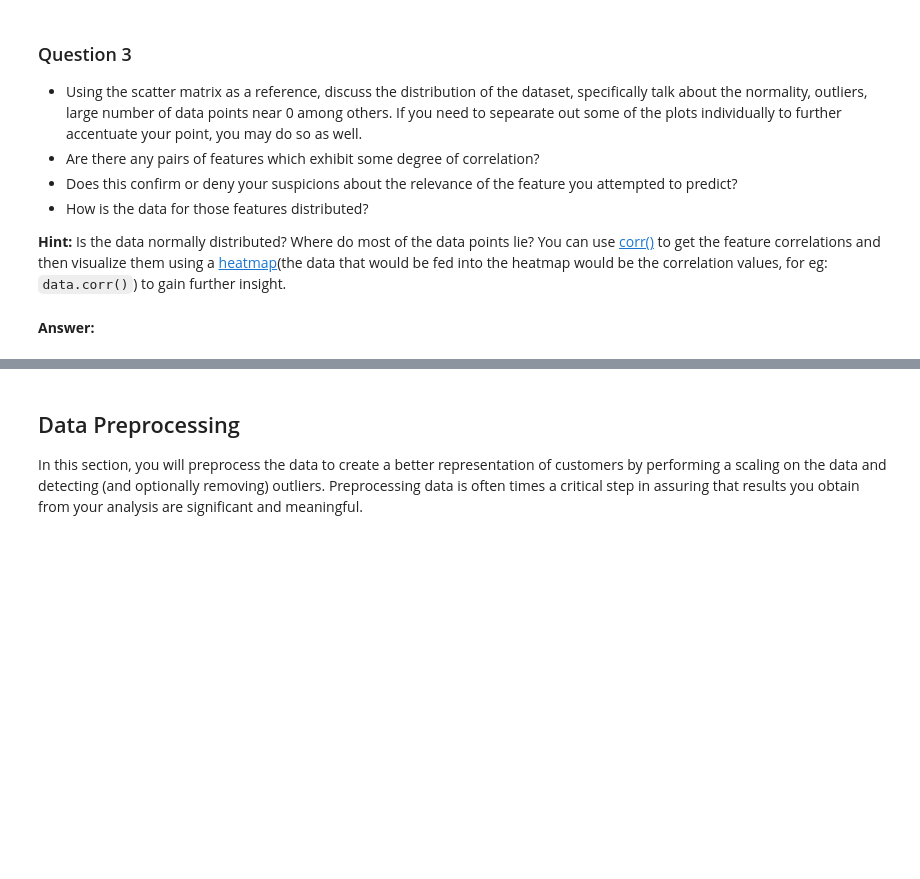
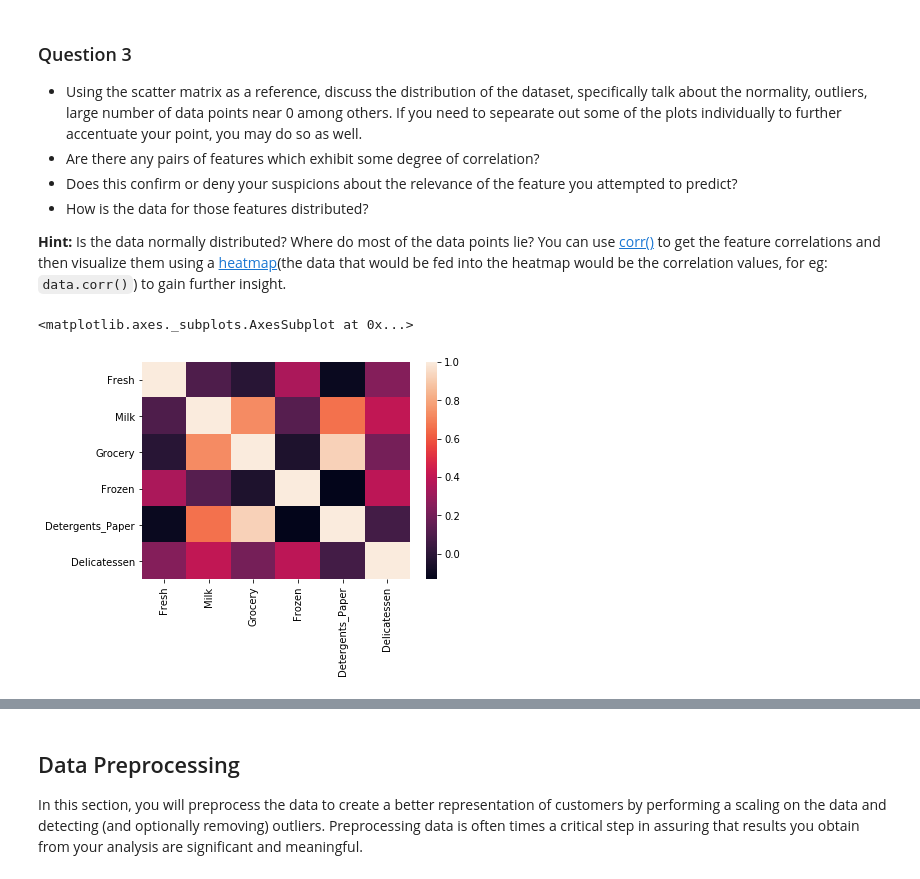
Before and after one commit to astelmashenko/ndml, a Jupyter notebook: projects/customer_segments/customer_segments.ipynb, the cells around one changed output, grey strips where cells are left out. Drawn from its saved outputs; the diff is of its cells as text; code cells hidden in the pictures; blank space fills up the shorter version.

```diff
--- a/projects/customer_segments/customer_segments.ipynb
+++ b/projects/customer_segments/customer_segments.ipynb
@@ -161,5 +164,9 @@ pd.scatter_matrix(data, alpha = 0.3, figsize = (14,8), diagonal = 'kde');
 * How is the data for those features distributed?
 
 **Hint:** Is the data normally distributed? Where do most of the data points lie? You can use [corr()](https://pandas.pydata.org/pandas-docs/stable/generated/pandas.DataFrame.corr.html) to get the feature correlations and then visualize them using a [heatmap](http://seaborn.pydata.org/generated/seaborn.heatmap.html)(the data that would be fed into the heatmap would be the correlation values, for eg: `data.corr()`) to gain further insight.
-# %% [markdown]
-**Answer:**
+# %%
+correlations = data.corr()
+sb.heatmap(correlations)
+# %% [output]
+<matplotlib.axes._subplots.AxesSubplot at 0x...>
+[figure, added]
```
Also changed, not shown: parts of 4 cells of this notebook.
